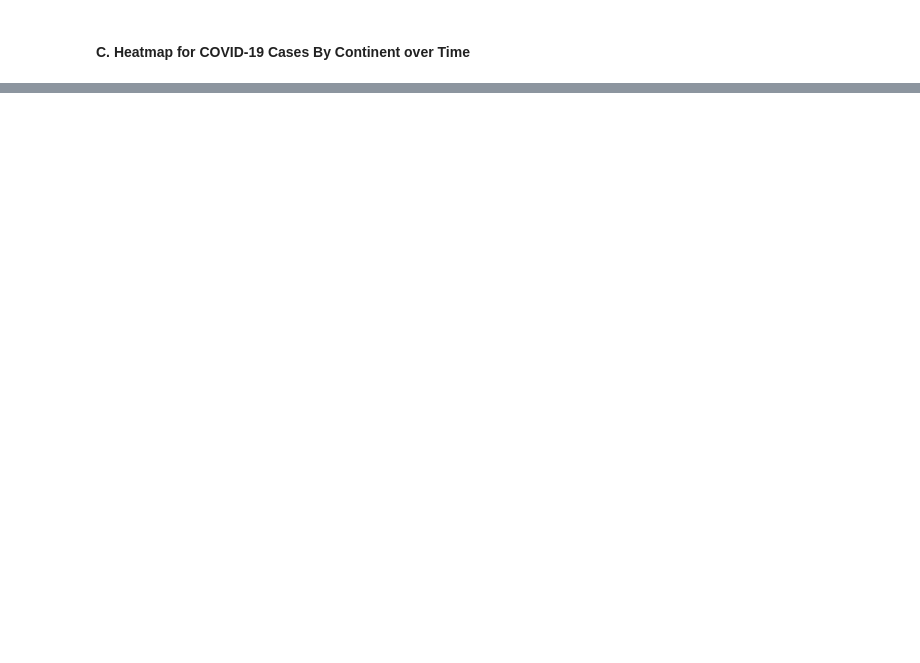
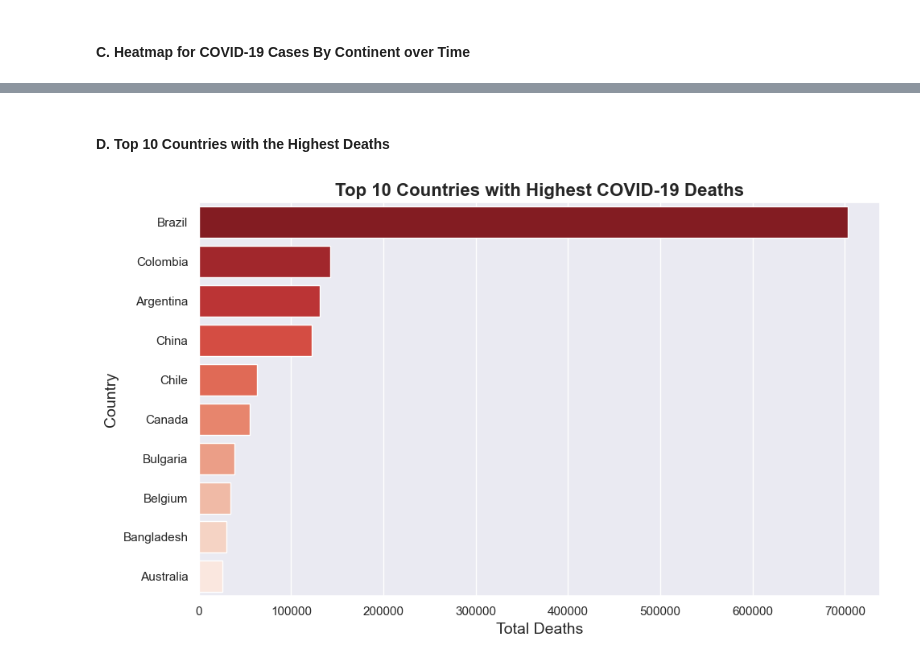
Before and after one commit to palden0929/covid19-data-analysis, a Jupyter notebook: Covid19_Trend_Analysis.ipynb, the cells around one changed output, grey strips where cells are left out. Saved outputs shown, nothing was run; the diff lists cells and outputs as text; code cells hidden in the pictures; blank space fills up the shorter version.

```diff
--- a/Covid19_Trend_Analysis.ipynb
+++ b/Covid19_Trend_Analysis.ipynb
@@ -427,0 +442,28 @@ plt.show()
+# %% [markdown]
+#### D. Top 10 Countries with the Highest Deaths
+# %%
+# Getting the latest date for each country as we need the latest data for the total deaths
+latest_data = covid_subset.sort_values('date').groupby('country').tail(1)
+
+# Sorting and picking the top 10 countries with highest total deaths
+top10_deaths = latest_data.nlargest(10, 'total_deaths')[['country', 'total_deaths']]
+
+# Plotting the bar chart
+sns.set_theme(style="darkgrid")
+plt.figure(figsize=(10,6))
+sns.barplot(
+    data=top10_deaths,
+    x = 'total_deaths',
+    y = 'country',
+    hue = 'country',
+    palette = 'Reds_r'
+)
+
+# Labelling the graph
+plt.title("Top 10 Countries with Highest COVID-19 Deaths", fontsize = 16, fontweight='bold')
+plt.xlabel("Total Deaths", fontsize = 14)
+plt.ylabel("Country", fontsize = 14)
+plt.tight_layout()
+plt.show()
+# %% [output]
+[figure, added]
```
Also changed, not shown: parts of 16 cells of this notebook.
